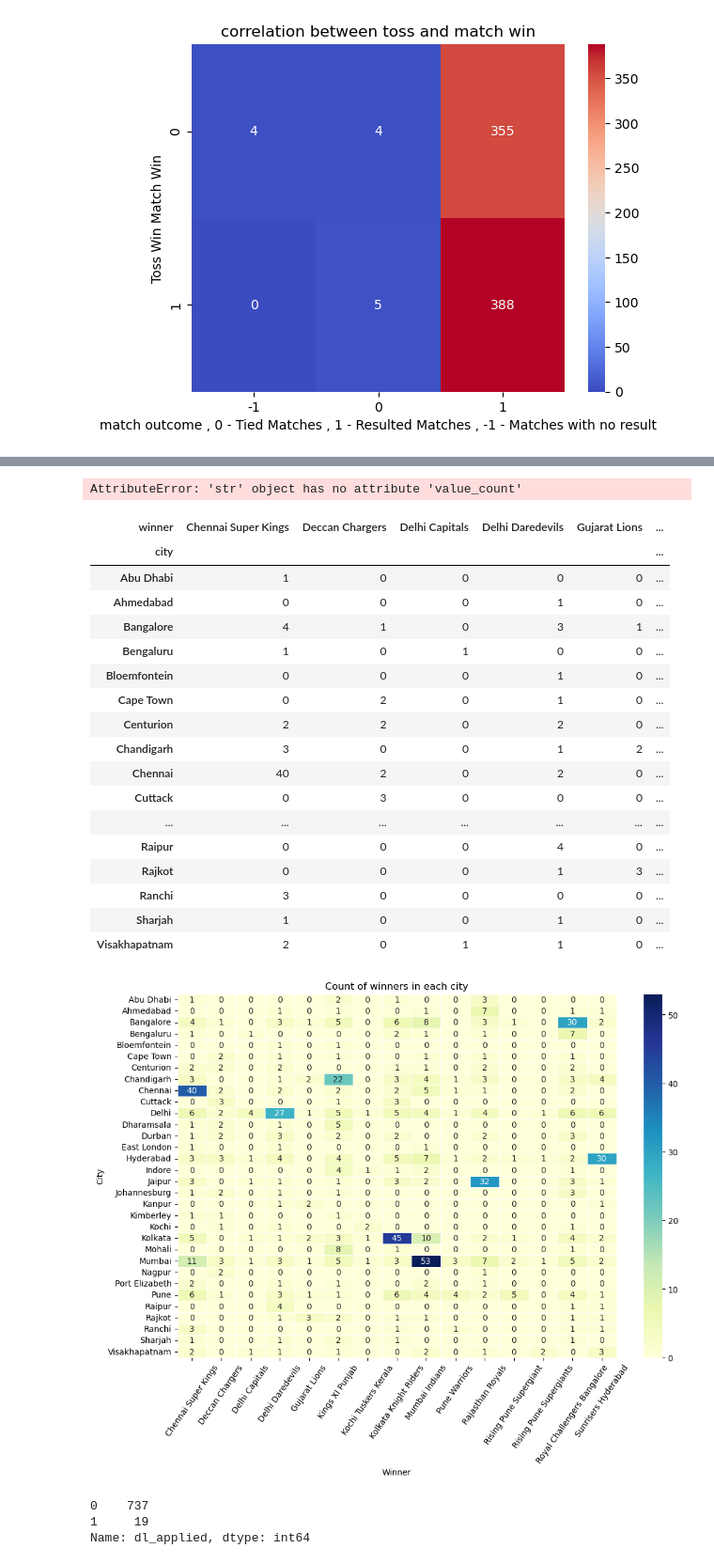
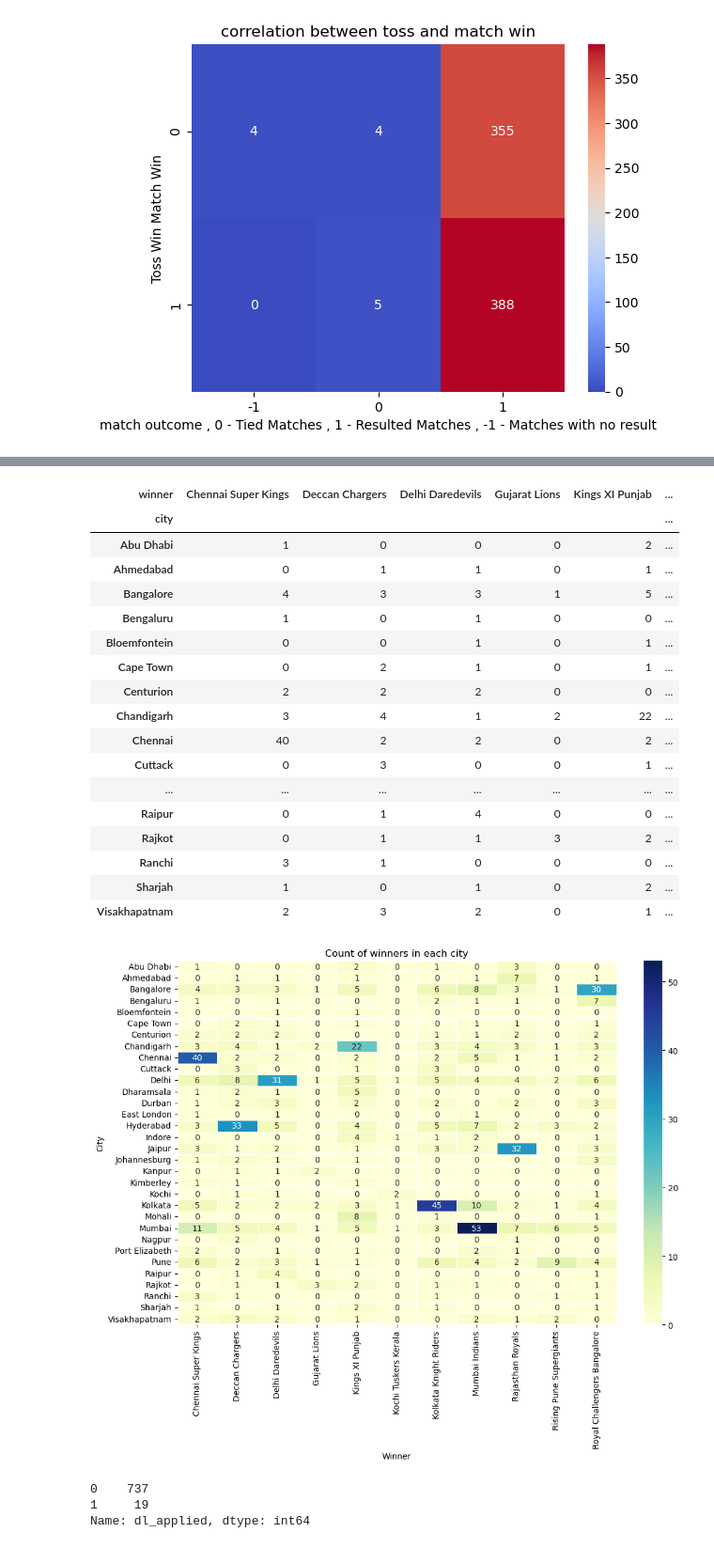
Before and after one commit to Spap123/DIG-Classes, a Jupyter notebook: 25th Feb Batch/Class_24.09.2023_IPL_Project.ipynb, the cells around one changed output, grey strips where cells are left out. Shown at 94% size. Cells and saved outputs as stored; diff of their text form; code cells hidden in the pictures.

```diff
--- a/25th Feb Batch/Class_24.09.2023_IPL_Project.ipynb
+++ b/25th Feb Batch/Class_24.09.2023_IPL_Project.ipynb
@@ -25,3 +25,23 @@ ipl.head()
 | 2 | 3 | IPL-2017 | Rajkot | 07-04-2017 | Gujarat Lions | Kolkata Knight Riders | Kolkata Knight Riders | field | normal | 0 | ... |
 | 3 | 4 | IPL-2017 | Indore | 08-04-2017 | Rising Pune Supergiant | Kings XI Punjab | Kings XI Punjab | field | normal | 0 | ... |
 | 4 | 5 | IPL-2017 | Bangalore | 08-04-2017 | Royal Challengers Bangalore | Delhi Daredevils | Royal Challengers Bangalore | bat | normal | 0 | ... |
+# %%
+# team name update -
+
+team_name_updates = {
+    'Rising Pune Supergiant': 'Rising Pune Supergiants',
+    'Pune Warriors': 'Rising Pune Supergiants',  # Assuming Pune Warriors should be merged into Rising Pune Supergiants
+    'Sunrisers Hyderabad': 'Deccan Chargers',
+    'Delhi Capitals': 'Delhi Daredevils'
+}
+
+ipl['team1'] = ipl['team1'].replace(team_name_updates)
+ipl['team2'] = ipl['team2'].replace(team_name_updates)
+ipl['toss_winner'] = ipl['toss_winner'].replace(team_name_updates)
+ipl['winner'] = ipl['winner'].replace(team_name_updates)
+
+# Display updated DataFrame
+print(ipl['team1'].unique())
+print(ipl['team2'].unique())
+print(ipl['toss_winner'].unique())
+print(ipl['winner'].unique())
@@ -151,43 +188,39 @@ city_winner_counts = winning_team_data.groupby(['city','winner']).size().reset_i
 city_winner_counts.head(10)
 chennai_winning_matches = ipl[(ipl['winner']=='Chennai Super Kings') & (ipl['city']=='Chennai')]
 chennai_playing_matches = ipl[(ipl['team1']=='Chennai Super Kings')|(ipl['team2']=='Chennai Super Kings')]
-for i in ipl['winner']:
-    print(ipl['winner']==i.value_count())
-# %% [output]
-AttributeError: 'str' object has no attribute 'value_count'
 # %%
 city_winner_counts_pivot = city_winner_counts.pivot_table(index = 'city', columns='winner',values='count', fill_value=0)
 # %%
 city_winner_counts_pivot
 # %% [output]
-| winner | Chennai Super Kings | Deccan Chargers | Delhi Capitals | Delhi Daredevils | Gujarat Lions | ... |
+| winner | Chennai Super Kings | Deccan Chargers | Delhi Daredevils | Gujarat Lions | Kings XI Punjab | ... |
 | city |  |  |  |  |  | ... |
-| Abu Dhabi | 1 | 0 | 0 | 0 | 0 | ... |
-| Ahmedabad | 0 | 0 | 0 | 1 | 0 | ... |
-| Bangalore | 4 | 1 | 0 | 3 | 1 | ... |
+| Abu Dhabi | 1 | 0 | 0 | 0 | 2 | ... |
+| Ahmedabad | 0 | 1 | 1 | 0 | 1 | ... |
+| Bangalore | 4 | 3 | 3 | 1 | 5 | ... |
 | Bengaluru | 1 | 0 | 1 | 0 | 0 | ... |
-| Bloemfontein | 0 | 0 | 0 | 1 | 0 | ... |
-| Cape Town | 0 | 2 | 0 | 1 | 0 | ... |
-| Centurion | 2 | 2 | 0 | 2 | 0 | ... |
-| Chandigarh | 3 | 0 | 0 | 1 | 2 | ... |
-| Chennai | 40 | 2 | 0 | 2 | 0 | ... |
-| Cuttack | 0 | 3 | 0 | 0 | 0 | ... |
+| Bloemfontein | 0 | 0 | 1 | 0 | 1 | ... |
+| Cape Town | 0 | 2 | 1 | 0 | 1 | ... |
+| Centurion | 2 | 2 | 2 | 0 | 0 | ... |
+| Chandigarh | 3 | 4 | 1 | 2 | 22 | ... |
+| Chennai | 40 | 2 | 2 | 0 | 2 | ... |
+| Cuttack | 0 | 3 | 0 | 0 | 1 | ... |
 | ... | ... | ... | ... | ... | ... | ... |
-| Raipur | 0 | 0 | 0 | 4 | 0 | ... |
-| Rajkot | 0 | 0 | 0 | 1 | 3 | ... |
-| Ranchi | 3 | 0 | 0 | 0 | 0 | ... |
-| Sharjah | 1 | 0 | 0 | 1 | 0 | ... |
-| Visakhapatnam | 2 | 0 | 1 | 1 | 0 | ... |
+| Raipur | 0 | 1 | 4 | 0 | 0 | ... |
+| Rajkot | 0 | 1 | 1 | 3 | 2 | ... |
+| Ranchi | 3 | 1 | 0 | 0 | 0 | ... |
+| Sharjah | 1 | 0 | 1 | 0 | 2 | ... |
+| Visakhapatnam | 2 | 3 | 2 | 0 | 1 | ... |
 # %%
 plt.figure(figsize=(12,8))
 sns.heatmap(city_winner_counts_pivot,cmap='YlGnBu',annot=True,fmt='d',linewidths=0.5)
 plt.title('Count of winners in each city')
 plt.xlabel('Winner')
 plt.ylabel('City')
-plt.xticks(rotation=55)
+plt.xticks(rotation=90)
 plt.show()
 # %% [output]
-[figure, old version]
+[figure, new version]
 # %%
 dl_counts = ipl['dl_applied'].value_counts()
 dl_counts.head()
```
Also changed, not shown: parts of 16 cells of this notebook, 1 other file.
